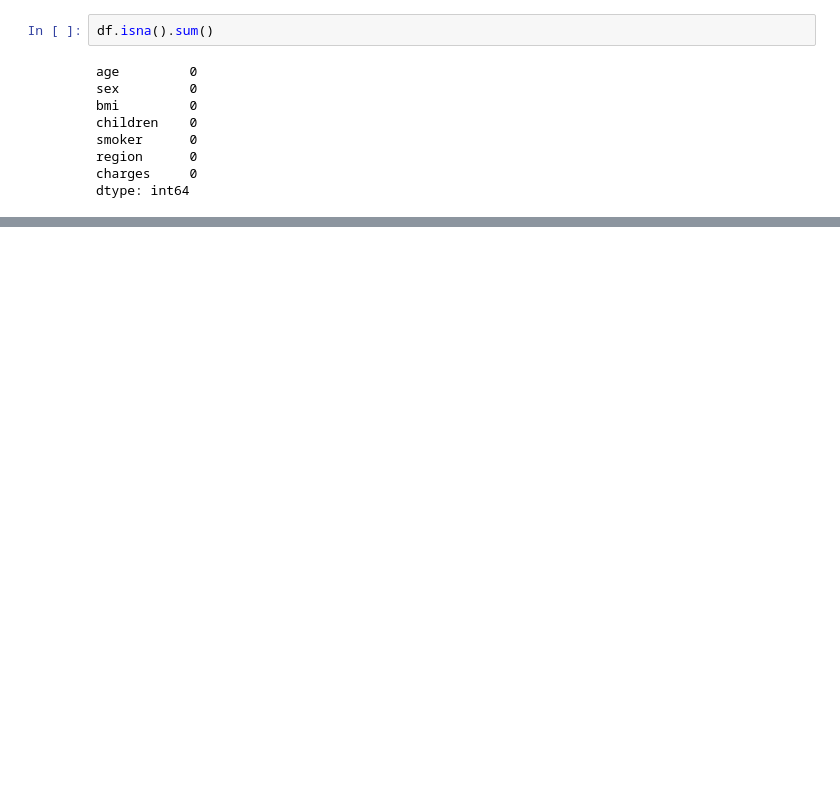
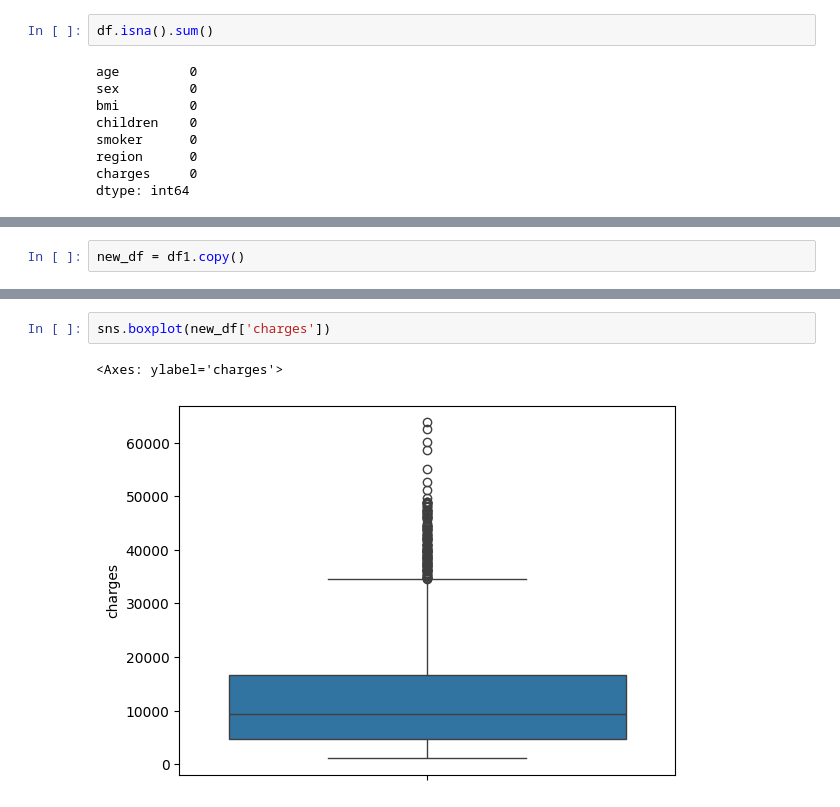
Before and after one commit to Bikram213/Medical-Insurance-Cost-Predictor, a Jupyter notebook: medical_cost.ipynb, the cells around one changed output, grey strips where cells are left out. Cells and saved outputs as stored; diff of their text form; blank space fills up the shorter version.

```diff
--- a/medical_cost.ipynb
+++ b/medical_cost.ipynb
@@ -49,0 +206,2 @@ dtype: int64
+# %%
+new_df = df1.copy()
@@ -49,0 +217,5 @@ dtype: int64
+# %%
+sns.boxplot(new_df['charges'])
+# %% [output]
+<Axes: ylabel='charges'>
+[figure, added]
```
Also changed, not shown: parts of 38 cells of this notebook.
